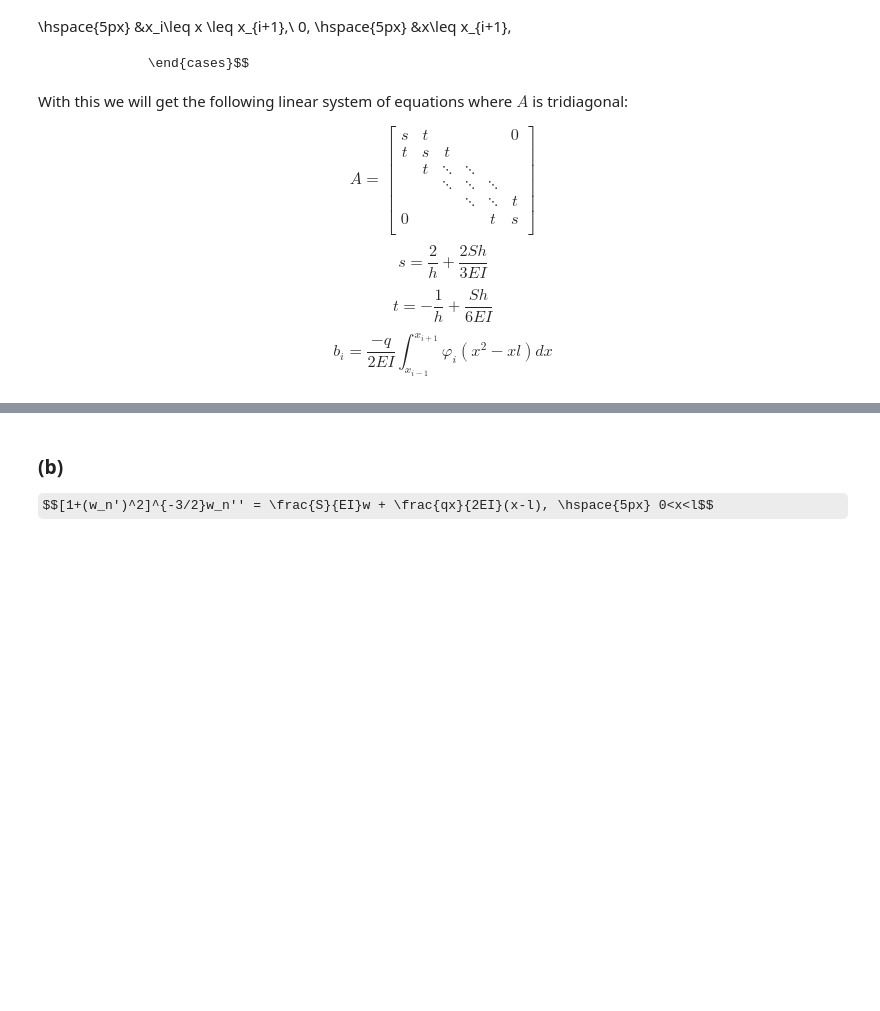
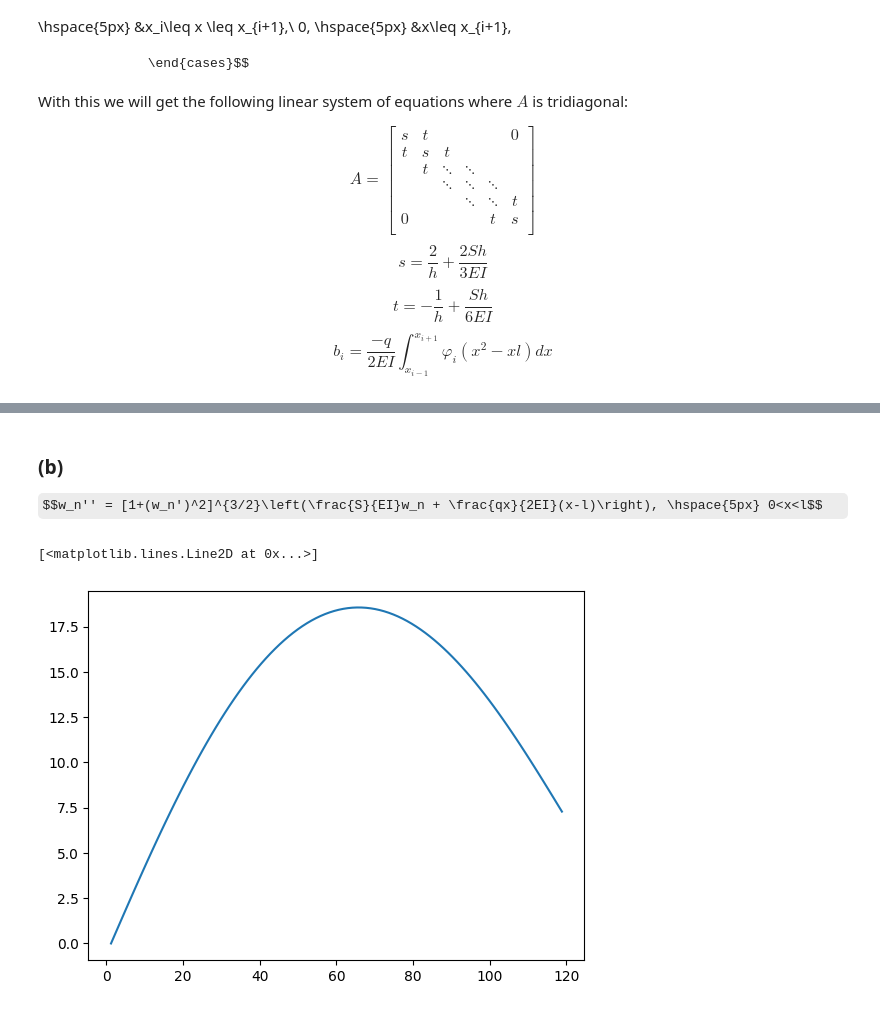
Before and after one commit to EstebanLeiva/NumericalAnalysis, a Jupyter notebook: FinalProject/differentialEquations.ipynb, the cells around one changed output, grey strips where cells are left out. Drawn from its saved outputs; the diff is of its cells as text; code cells hidden in the pictures; some formulas as TeX source; blank space fills up the shorter version.

```diff
--- a/FinalProject/differentialEquations.ipynb
+++ b/FinalProject/differentialEquations.ipynb
@@ -103,3 +112,3 @@ for q in [10, 10^2, 10^3, 10^4, 10^5]:
 # %% [markdown]
 ### (b)
-$$[1+(w_n')^2]^{-3/2}w_n'' = \frac{S}{EI}w + \frac{qx}{2EI}(x-l), \hspace{5px} 0<x<l$$
+$$w_n'' = [1+(w_n')^2]^{3/2}\left(\frac{S}{EI}w_n + \frac{qx}{2EI}(x-l)\right), \hspace{5px} 0<x<l$$
@@ -105,0 +134,44 @@ $$[1+(w_n')^2]^{-3/2}w_n'' = \frac{S}{EI}w + \frac{qx}{2EI}(x-l), \hspace{5px} 0
+# %%
+def runge_kutta(f, y0, t0, h, n):
+    y = np.zeros((n, len(y0)))
+    y[0] = y0
+    for i in range(1, n):
+        t = t0 + h*i
+        k1 = f(y[i-1], t)
+        k2 = f(y[i-1] + k1*(h/2), t + h/2)
+        k3 = f(y[i-1] + k2*(h/2), t + h/2)
+        k4 = f(y[i-1] + k3*h, t + h)
+        y[i] = y[i-1] + (h/6)*(k1 + 2*k2 + 2*k3 + k4)
+    return y
+
+def shooting_method_newton(f, t0, h, n, b):
+    lmbda_last = np.inf
+    lmbda = 0 #initial guess
+    y0 = [0, lmbda, 0, 1]
+    y = runge_kutta(f, y0, t0, h, n)
+    while abs(lmbda_last - b) > 1e-6:
+        lmbda_last = lmbda
+        lmbda = lmbda - (y[-1][0] - b)/y[-1][2]
+        y0 = [0, lmbda, 0, 1]
+        y = runge_kutta(f, y0, t0, h, n)
+    return y
+
+def shooting_method_secant(f, t0, h, n, b):
+    lmbda_last = 0 #initial guess
+    y0 = [0, lmbda_last]
+    y_tminus1 = runge_kutta(f, y0, t0, h, n)
+    y0 = [0, lmbda_last + 1]
+    y_t = runge_kutta(f, y0, t0, h, n)
+    while abs(lmbda_last - b) > 1e-6:
+        lmbda_last = lmbda
+        lmbda = lmbda - (y_t[-1][0] - b)*(lmbda - lmbda_last)/(y_t[-1][0] - y_tminus1[-1][0])
+        y_tminus1 = y_t
+        y0 = [0, lmbda]
+        y_t = runge_kutta(f, y0, t0, h, n)
+    return y
+# %%
+y = shooting_method_newton(derivative_newton, 0, h, n, 0)
+plt.plot(x[1:-1], y[:,0])
+# %% [output]
+[<matplotlib.lines.Line2D at 0x...>]
+[figure, added]
```
Also changed, not shown: parts of 6 cells of this notebook.
